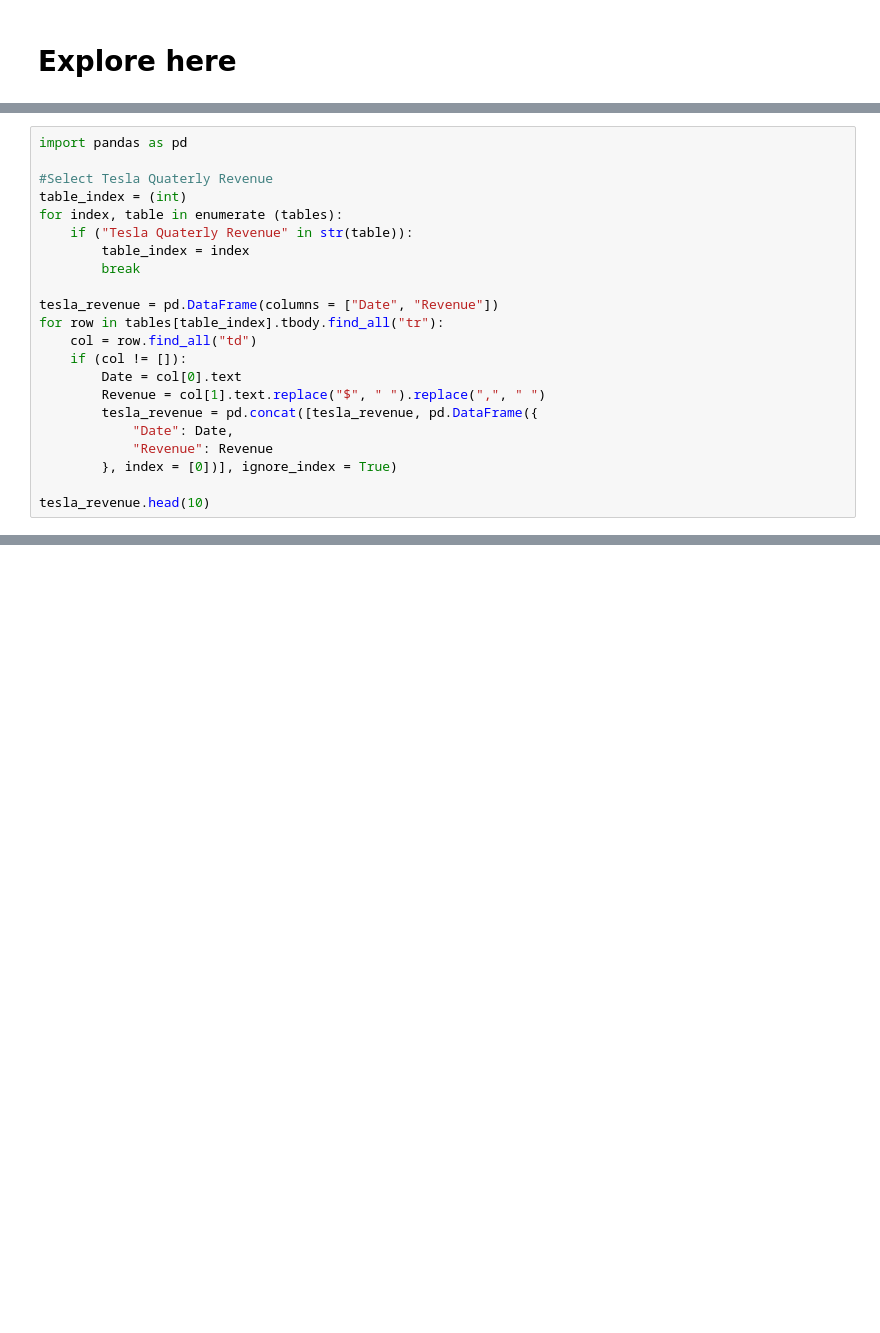
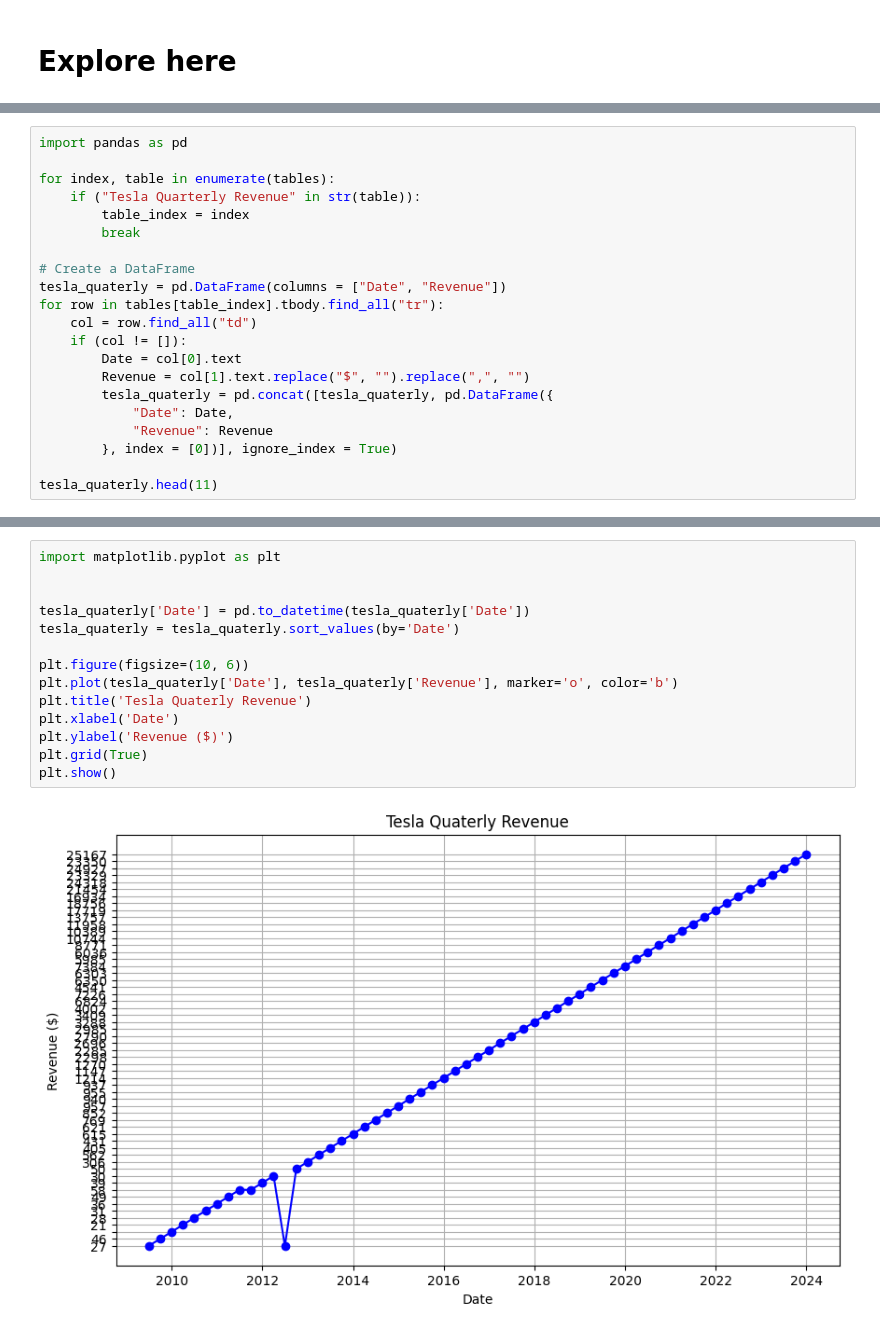
Before and after one commit to fertr98/web-scraping-project-tutorial, a Jupyter notebook: src/explore.ipynb, the cells around one changed output, grey strips where cells are left out. Saved outputs shown, nothing was run; the diff lists cells and outputs as text; blank space fills up the shorter version.

```diff
--- a/src/explore.ipynb
+++ b/src/explore.ipynb
@@ -29,23 +48,22 @@ tables = soup.find_all("table", class_ = "historical_data_table table")
 # %%
 import pandas as pd
 
-#Select Tesla Quaterly Revenue
-table_index = (int)
-for index, table in enumerate (tables):
-    if ("Tesla Quaterly Revenue" in str(table)):
+for index, table in enumerate(tables):
+    if ("Tesla Quarterly Revenue" in str(table)):
         table_index = index
         break
 
-tesla_revenue = pd.DataFrame(columns = ["Date", "Revenue"])
+# Create a DataFrame
+tesla_quaterly = pd.DataFrame(columns = ["Date", "Revenue"])
 for row in tables[table_index].tbody.find_all("tr"):
     col = row.find_all("td")
     if (col != []):
         Date = col[0].text
-        Revenue = col[1].text.replace("$", " ").replace(",", " ")
-        tesla_revenue = pd.concat([tesla_revenue, pd.DataFrame({
+        Revenue = col[1].text.replace("$", "").replace(",", "")
+        tesla_quaterly = pd.concat([tesla_quaterly, pd.DataFrame({
             "Date": Date,
             "Revenue": Revenue
         }, index = [0])], ignore_index = True)
 
-tesla_revenue.head(10)
+tesla_quaterly.head(11)
 # %% [output]
@@ -52,0 +122,16 @@ TypeError: list indices must be integers or slices, not type
+# %%
+import matplotlib.pyplot as plt
+
+
+tesla_quaterly['Date'] = pd.to_datetime(tesla_quaterly['Date'])
+tesla_quaterly = tesla_quaterly.sort_values(by='Date')
+
+plt.figure(figsize=(10, 6))
+plt.plot(tesla_quaterly['Date'], tesla_quaterly['Revenue'], marker='o', color='b')
+plt.title('Tesla Quaterly Revenue')
+plt.xlabel('Date')
+plt.ylabel('Revenue ($)')
+plt.grid(True)
+plt.show()
+# %% [output]
+[figure, added]
```
Also changed, not shown: parts of 8 cells of this notebook, 2 other files.
